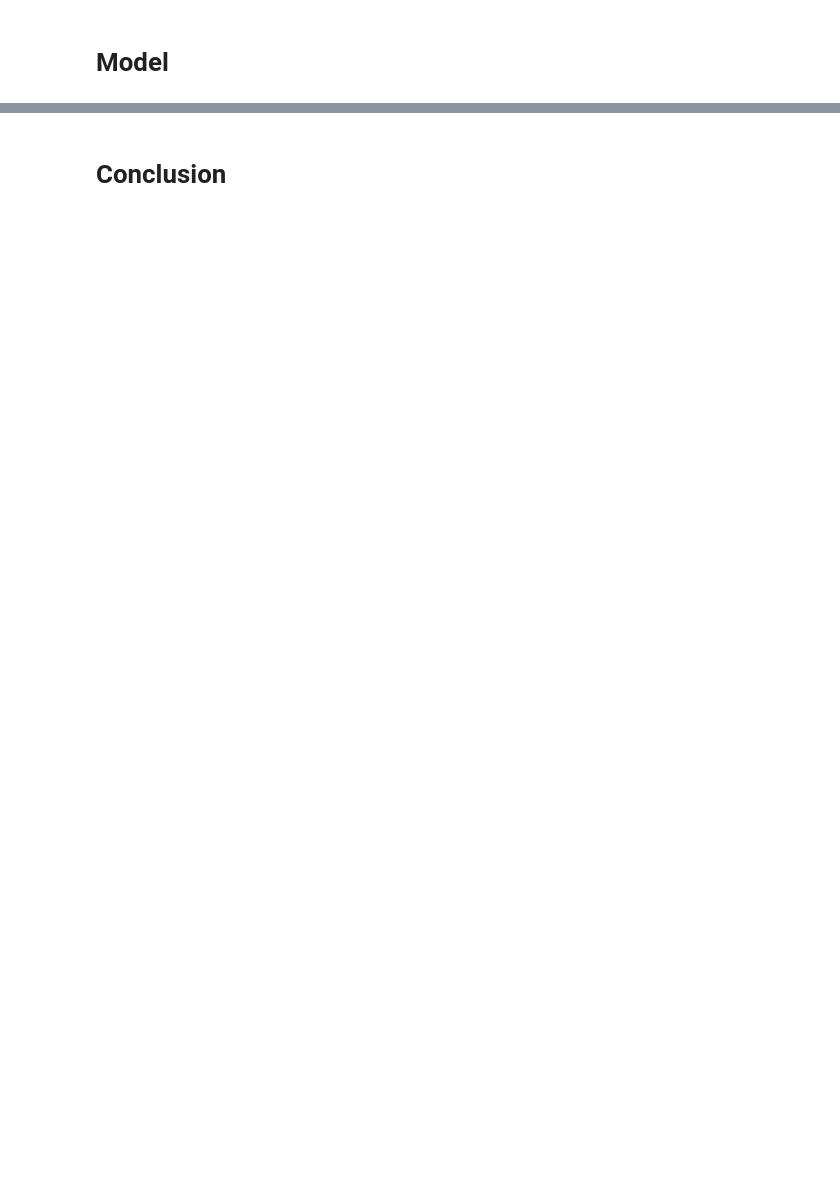
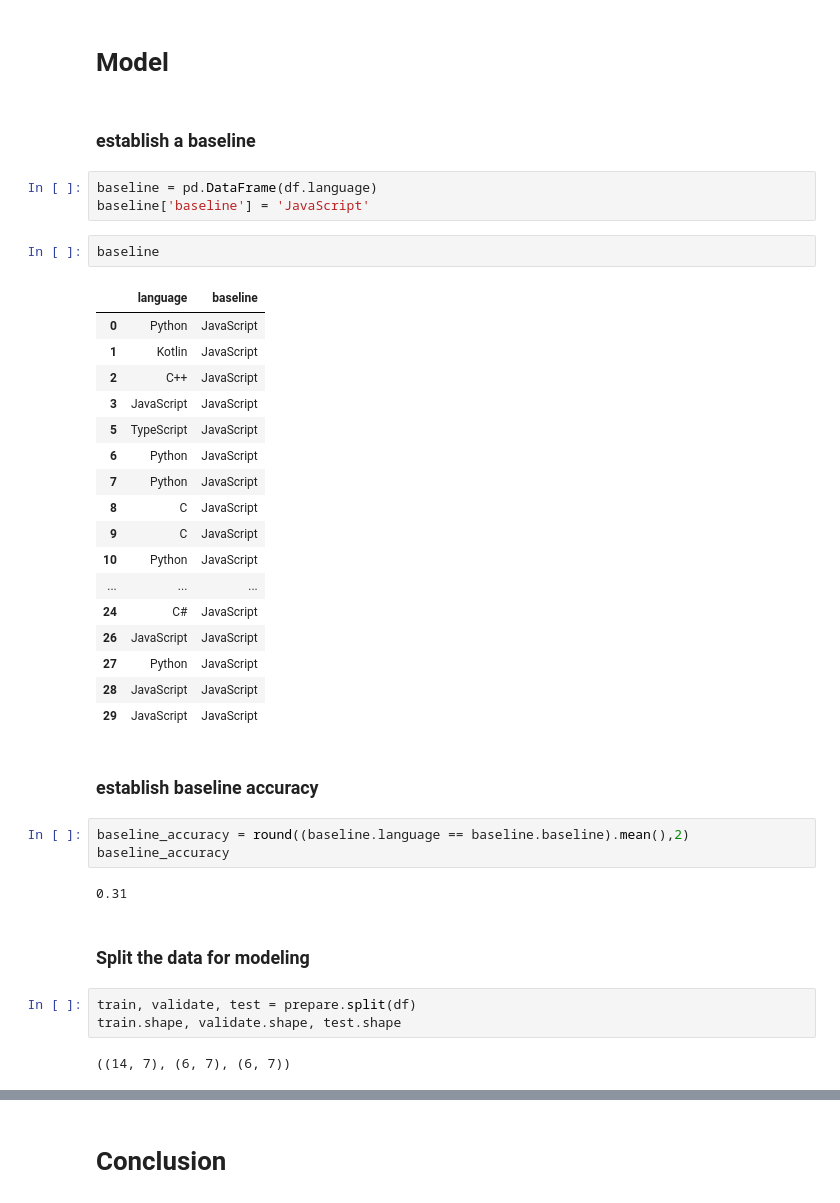
Before and after one commit to GabbyBarajasBroussard/natural-language-processing-project, a Jupyter notebook: walkthrough.ipynb, the cells around one changed output, grey strips where cells are left out. Drawn from its saved outputs; the diff is of its cells as text; blank space fills up the shorter version.

```diff
--- a/walkthrough.ipynb
+++ b/walkthrough.ipynb
@@ -52,2 +273,41 @@ df.to_csv('animal_crossing.csv')
 # %% [markdown]
 # Model
+# %% [markdown]
+### establish a baseline
+# %%
+baseline = pd.DataFrame(df.language)
+baseline['baseline'] = 'JavaScript'
+# %%
+baseline
+# %% [output]
+|  | language | baseline |
+| 0 | Python | JavaScript |
+| 1 | Kotlin | JavaScript |
+| 2 | C++ | JavaScript |
+| 3 | JavaScript | JavaScript |
+| 5 | TypeScript | JavaScript |
+| 6 | Python | JavaScript |
+| 7 | Python | JavaScript |
+| 8 | C | JavaScript |
+| 9 | C | JavaScript |
+| 10 | Python | JavaScript |
+| ... | ... | ... |
+| 24 | C# | JavaScript |
+| 26 | JavaScript | JavaScript |
+| 27 | Python | JavaScript |
+| 28 | JavaScript | JavaScript |
+| 29 | JavaScript | JavaScript |
+# %% [markdown]
+### establish baseline accuracy
+# %%
+baseline_accuracy = round((baseline.language == baseline.baseline).mean(),2)
+baseline_accuracy
+# %% [output]
+0.31
+# %% [markdown]
+### Split the data for modeling
+# %%
+train, validate, test = prepare.split(df)
+train.shape, validate.shape, test.shape
+# %% [output]
+((14, 7), (6, 7), (6, 7))
```
Also changed, not shown: parts of 57 cells of this notebook, 6 other files.
